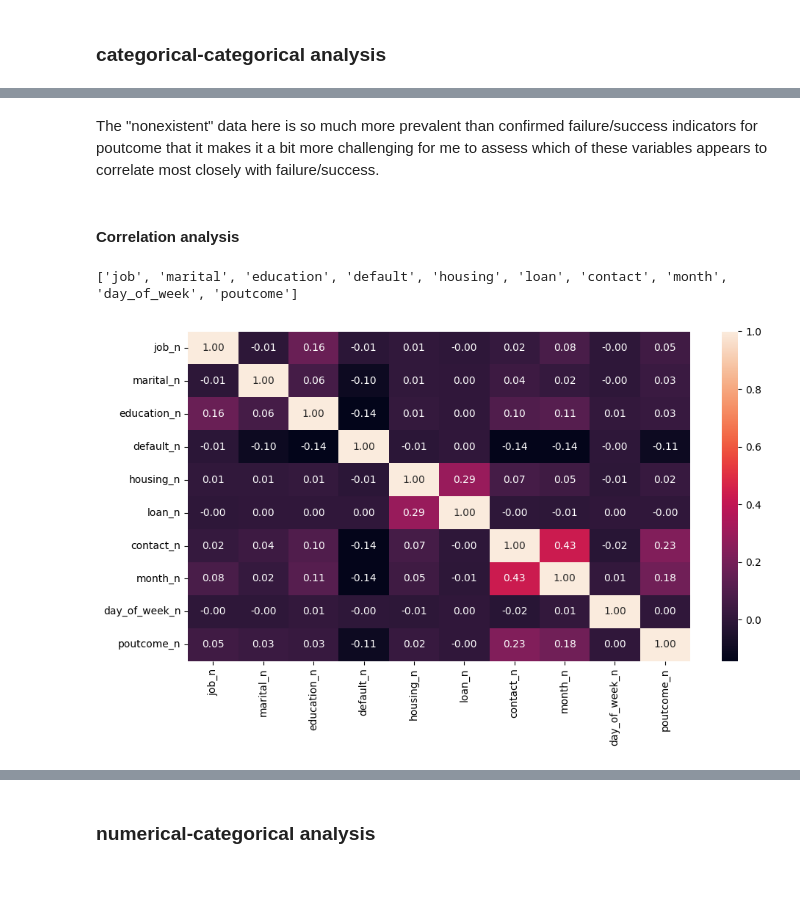
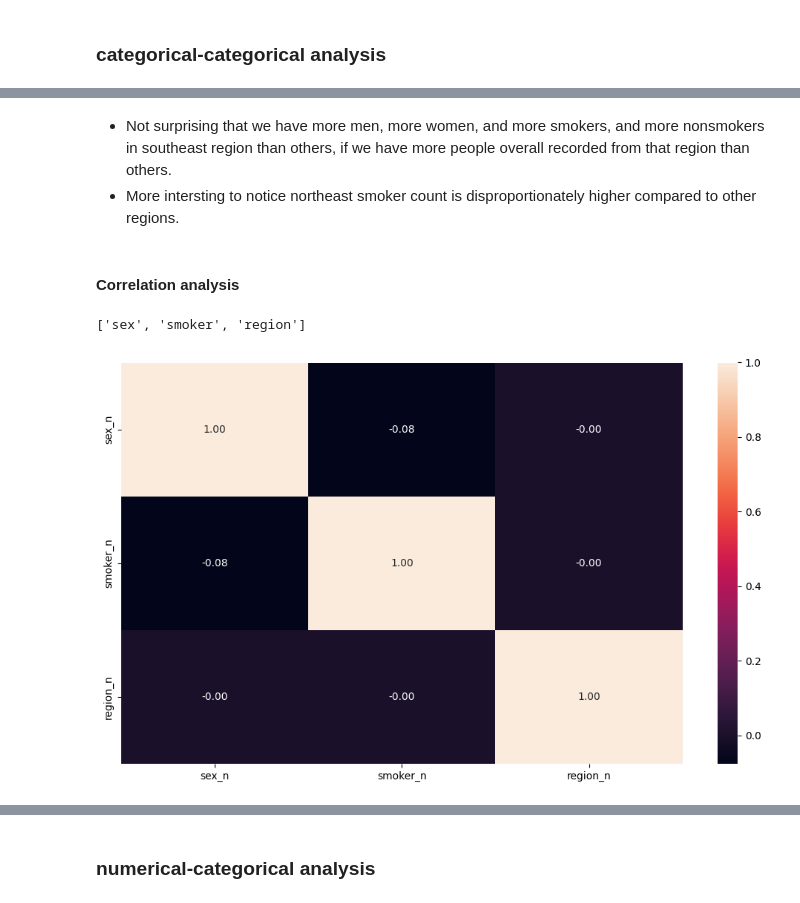
Before and after one commit to 4GeeksAcademy/linear-regression-project-tutorial-NWinocur, a Jupyter notebook: src/explore.ipynb, the cells around one changed output, grey strips where cells are left out. Saved outputs shown, nothing was run; the diff lists cells and outputs as text; code cells hidden in the pictures.

```diff
--- a/src/explore.ipynb
+++ b/src/explore.ipynb
@@ -228,45 +245,32 @@ plt.show()
-# %% [markdown]
-The "nonexistent" data here is so much more prevalent than confirmed failure/success indicators for poutcome that it makes it a bit more challenging for me to assess which of these variables appears to correlate most closely with failure/success.
+# %% [markdown]
+- Not surprising that we have more men, more women, and more smokers, and more nonsmokers in southeast region than others, if we have more people overall recorded from that region than others.
+- More intersting to notice northeast smoker count is disproportionately higher compared to other regions.
 # %% [markdown]
 #### Correlation analysis
 # %%
 print(categorical_variables)
-raw_data["job_n"] = pd.factorize(raw_data["job"])[0]
-raw_data["marital_n"] = pd.factorize(raw_data["marital"])[0]
-raw_data["education_n"] = pd.factorize(raw_data["education"])[0]
-raw_data["default_n"] = pd.factorize(raw_data["default"])[0]
-raw_data["housing_n"] = pd.factorize(raw_data["housing"])[0]
-raw_data["loan_n"] = pd.factorize(raw_data["loan"])[0]
-raw_data["contact_n"] = pd.factorize(raw_data["contact"])[0]
-raw_data["month_n"] = pd.factorize(raw_data["month"])[0]
-raw_data["day_of_week_n"] = pd.factorize(raw_data["day_of_week"])[0]
-raw_data["poutcome_n"] = pd.factorize(raw_data["poutcome"])[0]
+raw_data["sex_n"] = pd.factorize(raw_data["sex"])[0]
+raw_data["smoker_n"] = pd.factorize(raw_data["smoker"])[0]
+raw_data["region_n"] = pd.factorize(raw_data["region"])[0]
 
 
 fig, axis = plt.subplots(figsize=(10, 6))
 
 sns.heatmap(
     raw_data[
         [
-            "job_n",
-            "marital_n",
-            "education_n",
-            "default_n",
-            "housing_n",
-            "loan_n",
-            "contact_n",
-            "month_n",
-            "day_of_week_n",
-            "poutcome_n",
+            "sex_n",
+            "smoker_n",
+            "region_n",
         ]
     ].corr(),
     annot=True,
     fmt=".2f",
 )
 
 plt.tight_layout()
 
 plt.show()
 # %% [output]
-['job', 'marital', 'education', 'default', 'housing', 'loan', 'contact', 'month', 'day_of_week', 'poutcome']
+['sex', 'smoker', 'region']
-[figure, old version]
+[figure, new version]
```
Also changed, not shown: parts of 25 cells of this notebook.
